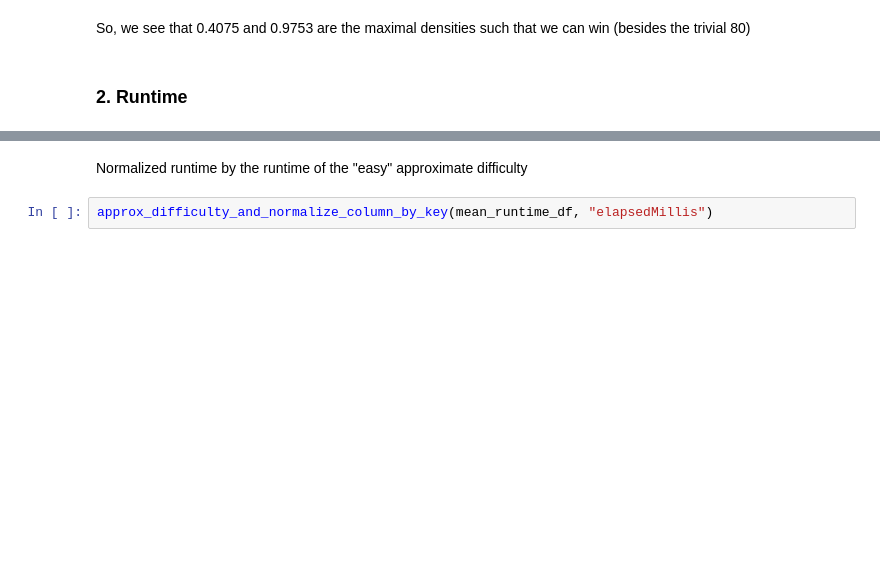
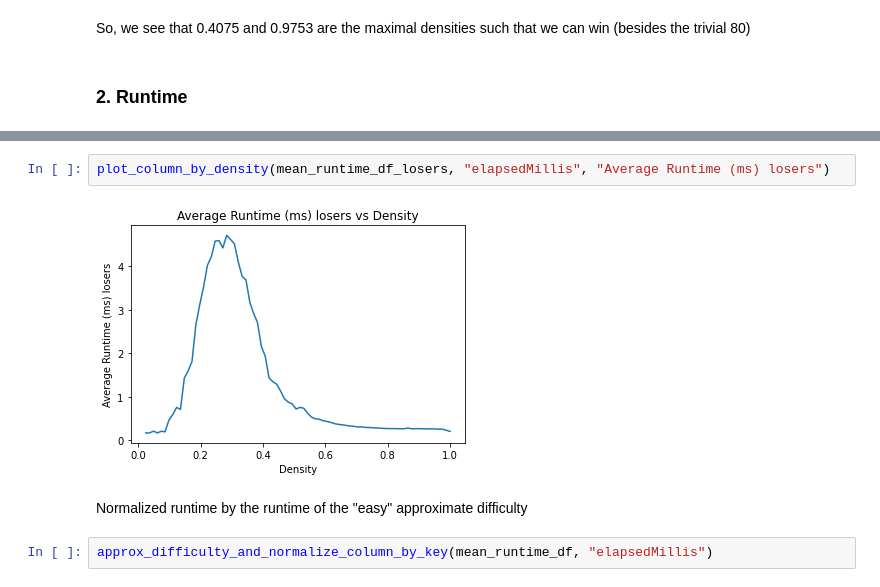
Before and after one commit to dsoman24/minesweeper, a Jupyter notebook: analysis/analysis.ipynb, the cells around one changed output, grey strips where cells are left out. Drawn from its saved outputs; the diff is of its cells as text; blank space fills up the shorter version.

```diff
--- a/analysis/analysis.ipynb
+++ b/analysis/analysis.ipynb
@@ -169,3 +175,7 @@ plot_column_by_density(mean_runtime_df, "elapsedMillis", "Average Runtime (ms)")
+# %%
+plot_column_by_density(mean_runtime_df_losers, "elapsedMillis", "Average Runtime (ms) losers")
+# %% [output]
+[figure, added]
 # %% [markdown]
 Normalized runtime by the runtime of the "easy" approximate difficulty
 # %%
```
Also changed, not shown: parts of 4 cells of this notebook, 11 other files.
